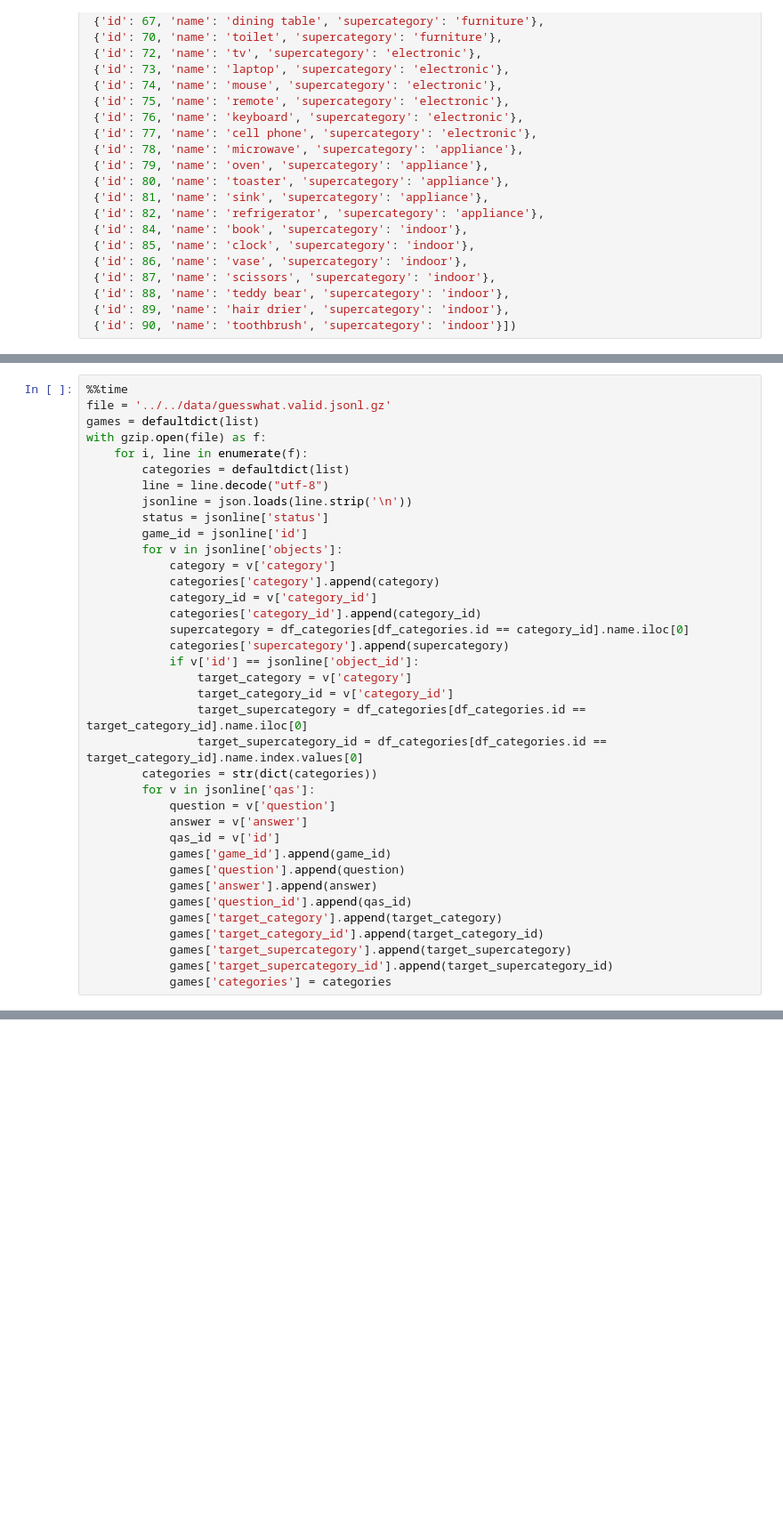
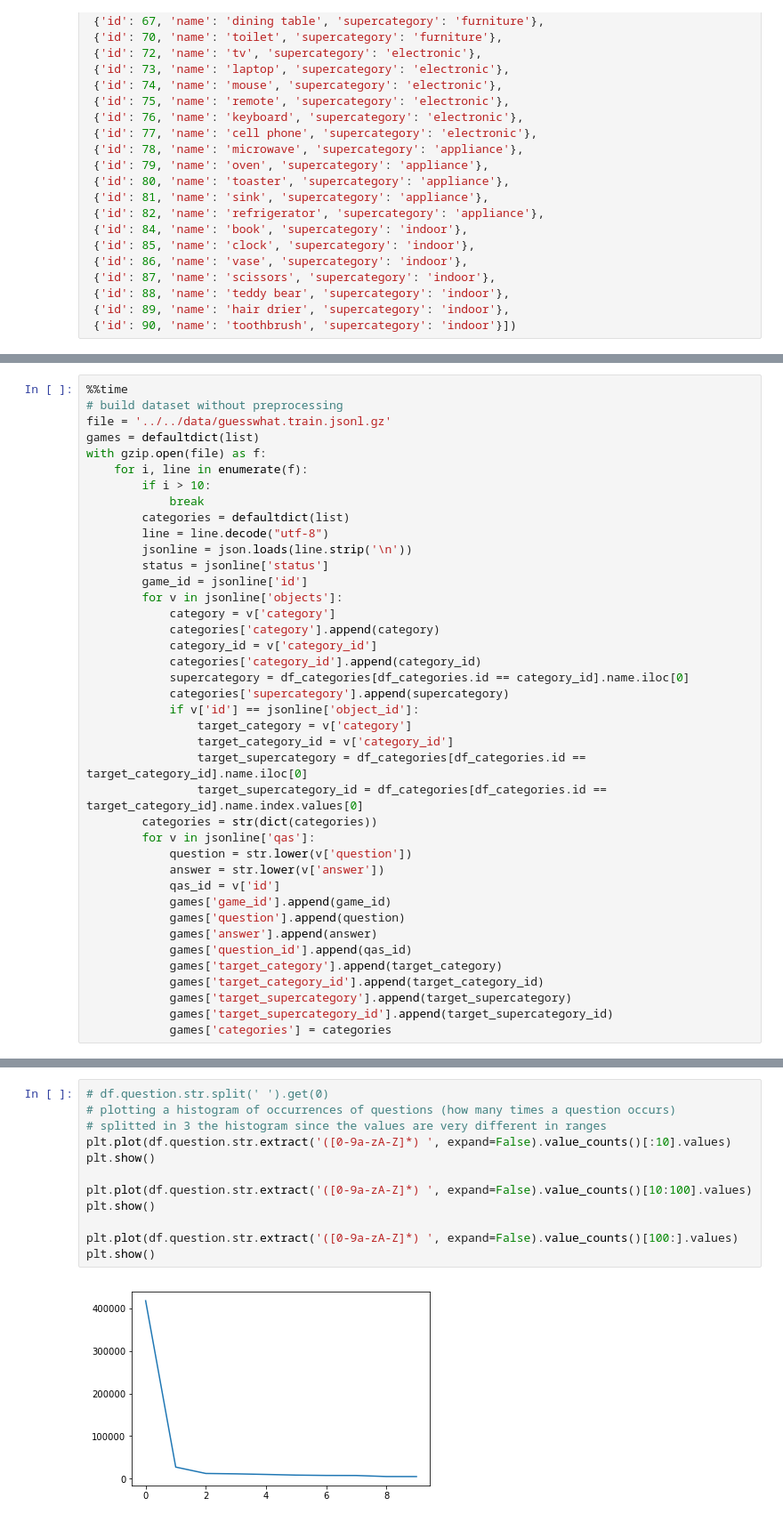
Before and after one commit to askliar/guess-what-project, a Jupyter notebook: src/statistics/statistics.ipynb, the cells around one changed output, grey strips where cells are left out. Shown: that part at 89% size. Drawn from its saved outputs; the diff is of its cells as text; blank space fills up the shorter version.

```diff
--- a/src/statistics/statistics.ipynb
+++ b/src/statistics/statistics.ipynb
@@ -94,9 +110,12 @@ dict_keys(['status', 'qas', 'questioner_id', 'timestamp', 'image', 'object_id',
 # %%
 %%time
-file = '../../data/guesswhat.valid.jsonl.gz'
+# build dataset without preprocessing
+file = '../../data/guesswhat.train.jsonl.gz'
 games = defaultdict(list)
 with gzip.open(file) as f:
     for i, line in enumerate(f):
+        if i > 10:
+            break
         categories = defaultdict(list)
         line = line.decode("utf-8")
         jsonline = json.loads(line.strip('\n'))
@@ -116,8 +135,8 @@ with gzip.open(file) as f:
                 target_supercategory_id = df_categories[df_categories.id == target_category_id].name.index.values[0]
         categories = str(dict(categories))
         for v in jsonline['qas']:
-            question = v['question']
-            answer = v['answer']
+            question = str.lower(v['question'])
+            answer = str.lower(v['answer'])
             qas_id = v['id']
             games['game_id'].append(game_id)
             games['question'].append(question)
@@ -137,0 +194,14 @@ df = df[['game_id', 'question', 'question_id', 'answer', 'target_category',
+# %%
+# df.question.str.split(' ').get(0)
+# plotting a histogram of occurrences of questions (how many times a question occurs)
+# splitted in 3 the histogram since the values are very different in ranges
+plt.plot(df.question.str.extract('([0-9a-zA-Z]*) ', expand=False).value_counts()[:10].values)
+plt.show()
+
+plt.plot(df.question.str.extract('([0-9a-zA-Z]*) ', expand=False).value_counts()[10:100].values)
+plt.show()
+
+plt.plot(df.question.str.extract('([0-9a-zA-Z]*) ', expand=False).value_counts()[100:].values)
+plt.show()
+# %% [output]
+[figure, added]
```
Also changed, not shown: parts of 42 cells of this notebook.
